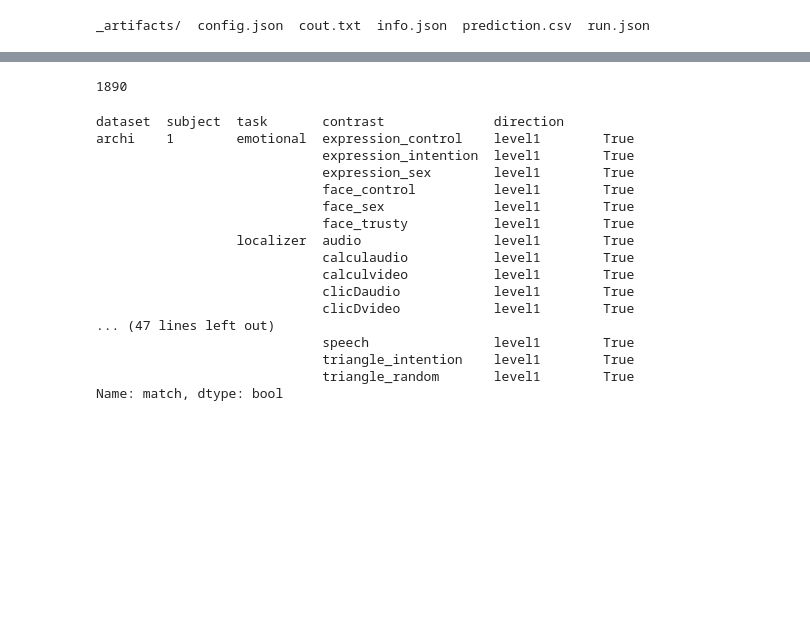
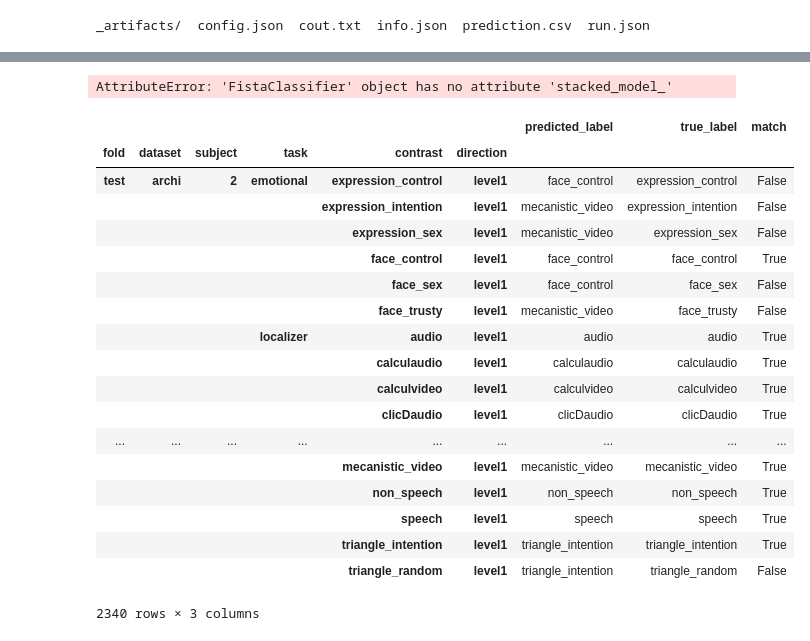
Before and after one commit to arthurmensch/modl, a Jupyter notebook: examples/contrast/analyse_prediction.ipynb, the cells around one changed output, grey strips where cells are left out. Saved outputs shown, nothing was run; the diff lists cells and outputs as text; code cells hidden in the pictures; blank space fills up the shorter version.

```diff
--- a/examples/contrast/analyse_prediction.ipynb
+++ b/examples/contrast/analyse_prediction.ipynb
@@ -89,3 +101,7 @@ w0 = np.concatenate(w0, axis=1)
 w1 = embedding_layer.get_weights()[0]
 
 coef = w1.dot(w0).T
+
+print('Sparsity', (coef == 0).sum() / coef.size)
+# %% [output]
+AttributeError: 'FistaClassifier' object has no attribute 'stacked_model_'
@@ -94,3 +108,25 @@ print('Sparsity', (coef == 0).sum() / coef.size)
+# %%
+prediction
+# %% [output]
+|  |  |  |  |  |  | predicted_label | true_label | match |
+| fold | dataset | subject | task | contrast | direction |  |  |  |
+| test | archi | 2 | emotional | expression_control | level1 | face_control | expression_control | False |
+|  |  |  |  | expression_intention | level1 | mecanistic_video | expression_intention | False |
+|  |  |  |  | expression_sex | level1 | mecanistic_video | expression_sex | False |
+|  |  |  |  | face_control | level1 | face_control | face_control | True |
+|  |  |  |  | face_sex | level1 | face_control | face_sex | False |
+|  |  |  |  | face_trusty | level1 | mecanistic_video | face_trusty | False |
+|  |  |  | localizer | audio | level1 | audio | audio | True |
+|  |  |  |  | calculaudio | level1 | calculaudio | calculaudio | True |
+|  |  |  |  | calculvideo | level1 | calculvideo | calculvideo | True |
+|  |  |  |  | clicDaudio | level1 | clicDaudio | clicDaudio | True |
+| ... | ... | ... | ... | ... | ... | ... | ... | ... |
+|  |  |  |  | mecanistic_video | level1 | mecanistic_video | mecanistic_video | True |
+|  |  |  |  | non_speech | level1 | non_speech | non_speech | True |
+|  |  |  |  | speech | level1 | speech | speech | True |
+|  |  |  |  | triangle_intention | level1 | triangle_intention | triangle_intention | True |
+|  |  |  |  | triangle_random | level1 | triangle_intention | triangle_random | False |
+2340 rows × 3 columns
 # %%
 match = prediction['true_label'] == prediction['predicted_label']
 prediction = prediction.assign(match=match)
@@ -98,29 +133,5 @@ prediction.set_index(['fold', 'dataset', 'subject', 'task', 'contrast', 'directi
 prediction.sort_index(inplace=True)
 datasets = prediction.index.get_level_values('dataset').unique().values
-# %%
-len(prediction.loc['train'])
-# %% [output]
-1890
-# %%
-prediction.loc['train', 'match']
-# %% [output]
-dataset  subject  task       contrast              direction
-archi    1        emotional  expression_control    level1        True
-                             expression_intention  level1        True
-                             expression_sex        level1        True
-                             face_control          level1        True
-                             face_sex              level1        True
-                             face_trusty           level1        True
-                  localizer  audio                 level1        True
-                             calculaudio           level1        True
-                             calculvideo           level1        True
-                             clicDaudio            level1        True
-                             clicDvideo            level1        True
-... (47 lines left out)
-                             speech                level1        True
-                             triangle_intention    level1        True
-                             triangle_random       level1        True
-Name: match, dtype: bool
 # %%
 labels_list = []
 tasks_list = []
```
Also changed, not shown: parts of 14 cells of this notebook, 6 other files.
